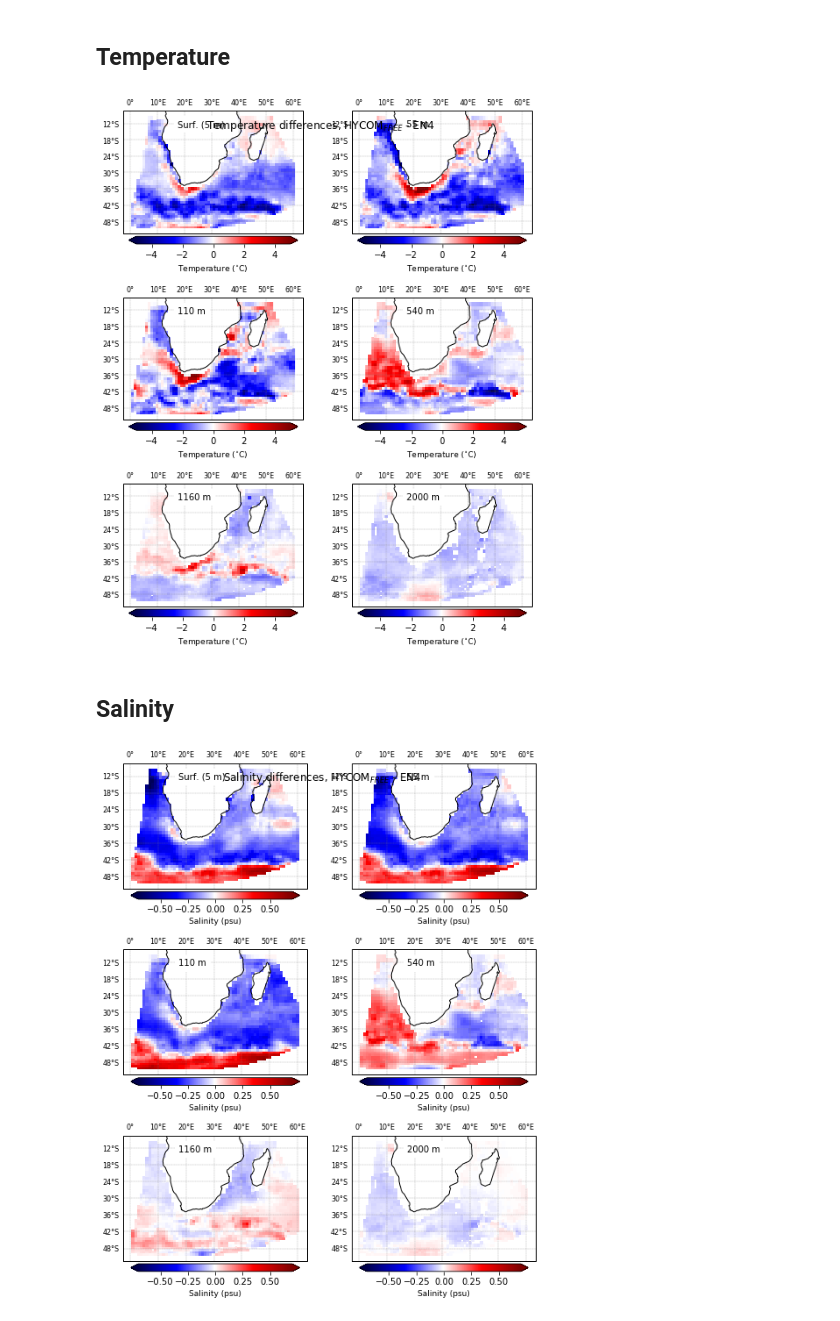
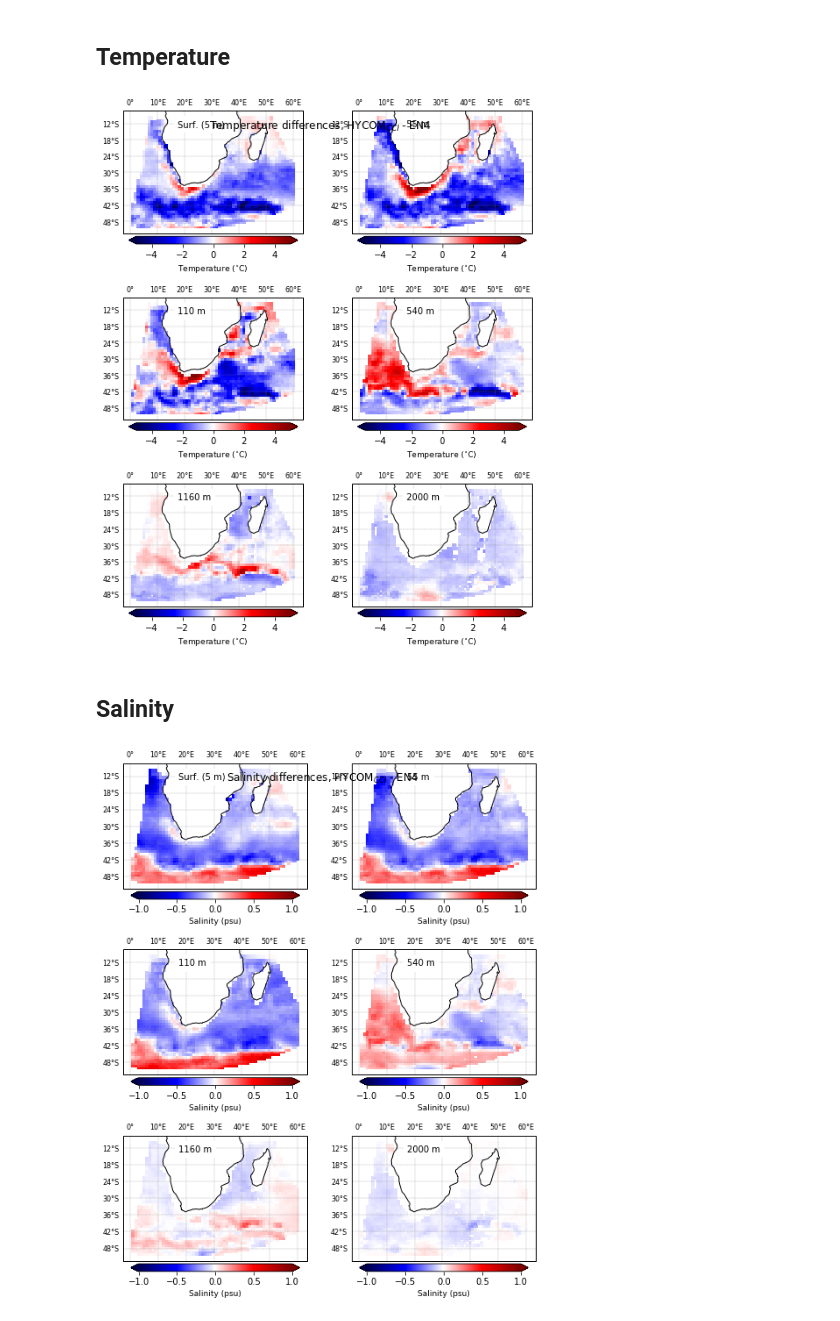
Before and after one commit to HarryLuyt/paper1_scripts, a Jupyter notebook: Scripts/HYCOM_EN4_horizontalDifferences.ipynb, the cells around one changed output. Drawn from its saved outputs; the diff is of its cells as text; code cells hidden in the pictures.

Commit message:
Import short sensitivity datasets and plot for CCI temp and sal

```diff
--- a/Scripts/HYCOM_EN4_horizontalDifferences.ipynb
+++ b/Scripts/HYCOM_EN4_horizontalDifferences.ipynb
@@ -310,11 +311,36 @@ fig.tight_layout()
 # %%
-# loading Argo EN4 data
+# loading EN4 analysis data
 ds_EN4 = xr.open_dataset('../Data/EN4_regional.nc')
 ds_EN4 = ds_EN4.sel(time=slice('2009-01','2009-09'))
 ds_EN4['temperature'] = ds_EN4['temperature'] - 273.15
 
 
 # loading HYCOMcci data
-ds_hycomTSSTL2 = xr.open_dataset('../Data/TSSTL2_SEN40_EN4.nc')
+ds_hycomcci = xr.open_dataset('../Data/HYCOM_EN4_horizontal/CCI_SEN25_EN4H.nc')
+# ds_hycomcci = ds_hycomcci.sel(time=slice('2009-01','2014-04'))
+ds_hycomcci['time'].values = ds_EN4['time'].values
+
+
+# loading OSTIA data
+ds_hycomostia = xr.open_dataset('../Data/HYCOM_EN4_horizontal/OSTIA_SEN30_EN4H.nc')
+# ds_hycomostia = ds_hycomostia.sel(time=slice('2009-01','2014-04'))
+ds_hycomostia['time'].values = ds_EN4['time'].values
+
+
+# loading ATSR data
+ds_hycomTSSTL2 = xr.open_dataset('../Data/HYCOM_EN4_horizontal/TSSTL2_SEN50_EN4H.nc')
 # ds_hycomcci = ds_hycomcci.sel(time=slice('2009-01','2014-04'))
 ds_hycomTSSTL2['time'].values = ds_EN4['time'].values
+
+
+
+# loading AVHRR data
+ds_hycomTSSTL3 = xr.open_dataset('../Data/HYCOM_EN4_horizontal/TSSTL3_SEN40_EN4H.nc')
+# ds_hycomcci = ds_hycomcci.sel(time=slice('2009-01','2014-04'))
+ds_hycomTSSTL3['time'].values = ds_EN4['time'].values
+
+
+# loading HYCOMFree data
+ds_hycomfree = xr.open_dataset('../Data/HYCOM_EN4_horizontal/FREE_EN4H.nc')
+# ds_hycomfree = ds_hycomfree.sel(time=slice('2009-01','2014-04'))
+ds_hycomfree['time'].values = ds_EN4['time'].values
@@ -346,12 +354,12 @@ depth_labels = ['Surf. (5 m)', '55 m', '110 m', '540 m', '1160 m', '2000 m']
 depths = [0, 5, 10, 22, 26, 30]
 
 fig = plt.figure(figsize=(7.5,9))
-fig.suptitle('Temperature differences, HYCOM$_{FREE}$ - EN4', y=0.95)
+fig.suptitle('Temperature differences, HYCOM$_{CCI}$ - EN4', y=0.95)
 
 for s, i in enumerate(depth_labels):
 
     ax = plt.subplot(3,2,s+1,projection=proj)
-    diff = ds_hycomTSSTL2['temperature'].mean(dim='time')[depths[s]] - ds_EN4['temperature'].mean(dim='time')[depths[s]].values
+    diff = ds_hycomcci['temperature'].mean(dim='time')[depths[s]] - ds_EN4['temperature'].mean(dim='time')[depths[s]].values
 
     img = diff.plot(ax=ax, transform=ccrs.PlateCarree(), cmap=plt.get_cmap('seismic'), add_colorbar=False, vmin=-5, vmax=5)
     cbar = plt.colorbar(img, shrink=0.8, extend='both', orientation='horizontal', pad=0.02)
@@ -371,12 +379,12 @@ for s, i in enumerate(depth_labels):
     ax.text(0.30,0.87,'{0}'.format(i), bbox=dict(facecolor='white', edgecolor='white', alpha=1), fontsize=10, transform=ax.transAxes)
     ax.set_title('')
 
-# plt.savefig('../Figures/model_interior/Temp_5_55_110_540_1160_2000_HYCOMfreeEN4.png', dpi=300, bbox_inches='tight', format='png')
+plt.savefig('../Figures/model_interior/Short_Temp_5_55_110_540_1160_2000_CCI.png', dpi=300, bbox_inches='tight', format='png')
 plt.plot()
 fig.canvas.draw()
 fig.tight_layout()
 # %% [output]
-[figure, old version]
+[figure, new version]
 # %% [markdown]
 ## Salinity
 # %%
@@ -384,35 +392,35 @@ proj = ccrs.PlateCarree()
 depth_labels = ['Surf. (5 m)', '55 m', '110 m', '540 m', '1160 m', '2000 m']
 depths = [0, 5, 10, 22, 26, 30]
 
 fig = plt.figure(figsize=(7.5,9))
-fig.suptitle('Salinity differences, HYCOM$_{FREE}$ - EN4', y=0.95)
+fig.suptitle('Salinity differences, HYCOM$_{CCI}$ - EN4', y=0.95)
 
 for s, i in enumerate(depth_labels):
 
     ax = plt.subplot(3,2,s+1,projection=proj)
-    diff = ds_hycomTSSTL2['salinity'].mean(dim='time')[depths[s]] - ds_EN4['salinity'].mean(dim='time')[depths[s]].values
+    diff = ds_hycomcci['salinity'].mean(dim='time')[depths[s]] - ds_EN4['salinity'].mean(dim='time')[depths[s]].values
 
-    img = diff.plot(ax=ax, transform=ccrs.PlateCarree(), cmap=plt.get_cmap('seismic'), add_colorbar=False, vmin=-0.7, vmax=0.7)
+    img = diff.plot(ax=ax, transform=ccrs.PlateCarree(), cmap=plt.get_cmap('seismic'), add_colorbar=False, vmin=-1.0, vmax=1.0)
     cbar = plt.colorbar(img, shrink=0.8, extend='both', orientation='horizontal', pad=0.02)
     cbar.set_label('Salinity (psu)', fontsize=9)
     ax.coastlines()
 
     # gridline work
     gl = ax.gridlines(crs=ccrs.PlateCarree(), color='grey', linewidth=0.3, draw_labels=True, linestyle='dashed')
     gl.xlabels_top = True
     gl.xlabels_bottom = False
     gl.ylabels_right = False
     gl.xformatter = LONGITUDE_FORMATTER
     gl.yformatter = LATITUDE_FORMATTER
     gl.xlabel_style = {'size': 8}
     gl.ylabel_style = {'size': 8}
 
     ax.text(0.30,0.87,'{0}'.format(i), bbox=dict(facecolor='white', edgecolor='white', alpha=1), fontsize=10, transform=ax.transAxes)
     ax.set_title('')
 
-# plt.savefig('../Figures/model_interior/Sal_5_55_110_540_1160_2000_HYCOMfreeEN4.png', dpi=300, bbox_inches='tight', format='png')
+plt.savefig('../Figures/model_interior/Short_Sal_5_55_110_540_1160_2000_CCI.png', dpi=300, bbox_inches='tight', format='png')
 plt.plot()
 fig.canvas.draw()
 fig.tight_layout()
 # %% [output]
-[figure, old version]
+[figure, new version]
```
Also changed, not shown: parts of 9 cells of this notebook.
